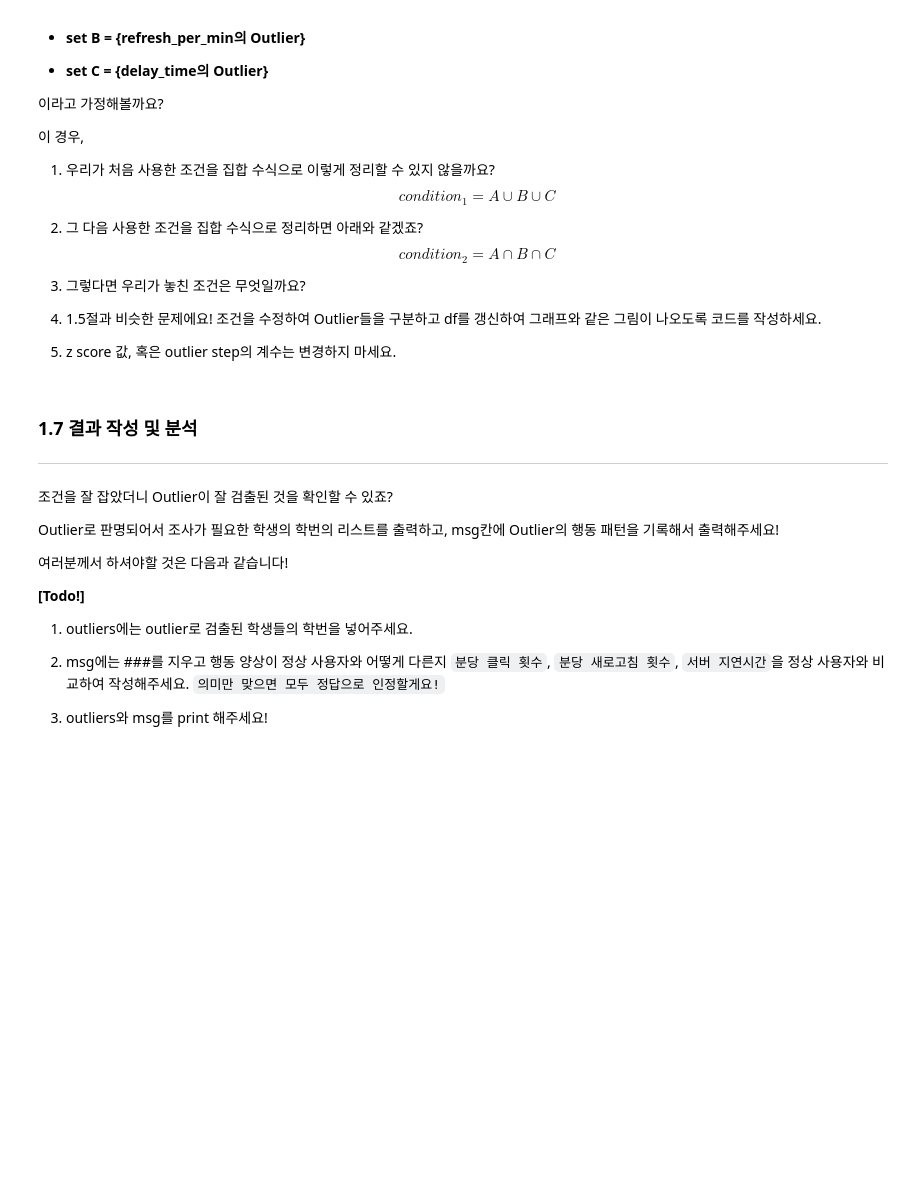
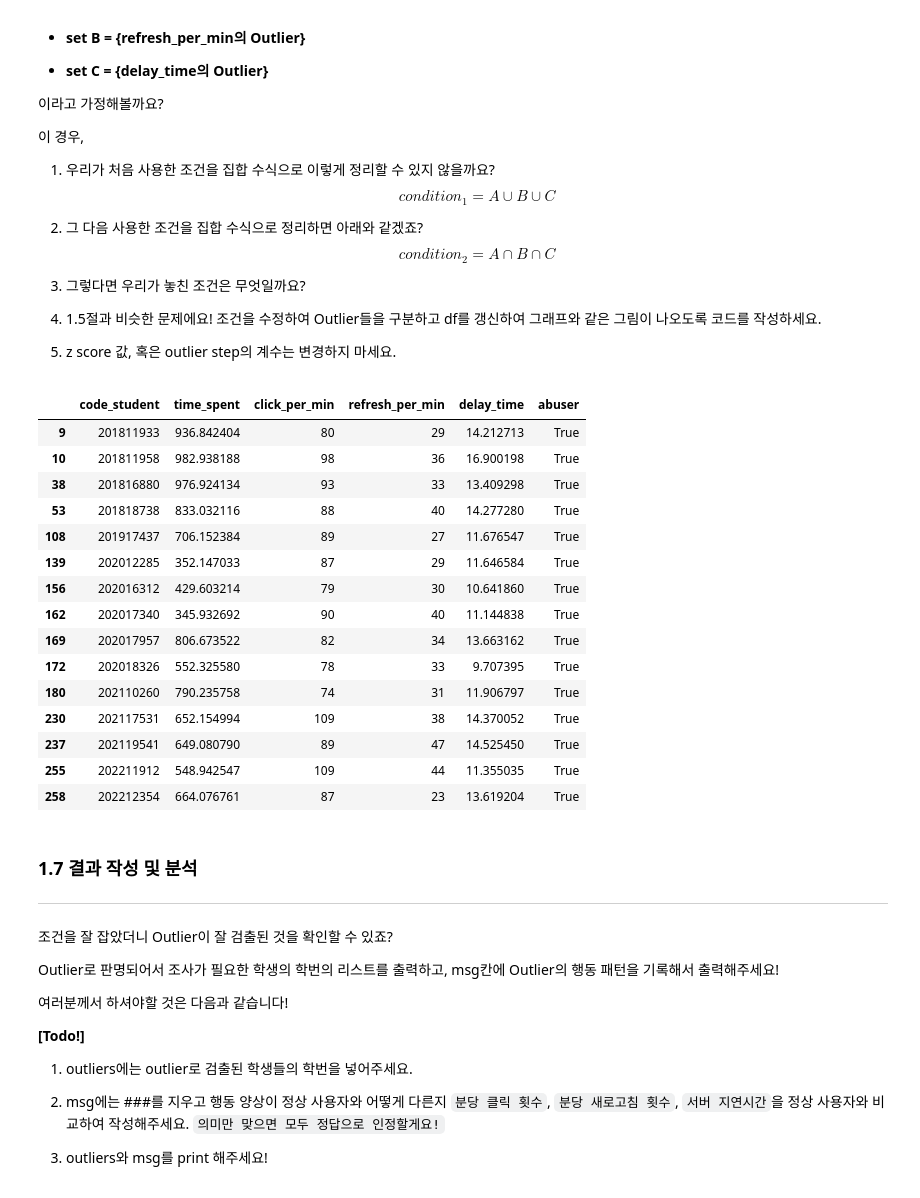
Before and after one commit to yula00/DAP_2022, a Jupyter notebook: lecture5.ipynb, the cells around one changed output. Cells and saved outputs as stored; diff of their text form; code cells hidden in the pictures; blank space fills up the shorter version.

```diff
--- a/lecture5.ipynb
+++ b/lecture5.ipynb
@@ -507,3 +516,29 @@ plt.show()
+# %%
+outlier_candidate1 = df[(df['click_per_min'] > Q3[0] + outlier_step[0]) & (df['refresh_per_min'] > Q3[1] + outlier_step[1]) |
+                        (df['delay_time'] < Q1[2] - outlier_step[2])]
+
+df['abuser'] = False
+for _ in outlier_candidate1.index:
+  df.loc[_,'abuser'] = True
+
+outlier_candidate1
+# %% [output]
+|  | code_student | time_spent | click_per_min | refresh_per_min | delay_time | abuser |
+| 9 | 201811933 | 936.842404 | 80 | 29 | 14.212713 | True |
+| 10 | 201811958 | 982.938188 | 98 | 36 | 16.900198 | True |
+| 38 | 201816880 | 976.924134 | 93 | 33 | 13.409298 | True |
+| 53 | 201818738 | 833.032116 | 88 | 40 | 14.277280 | True |
+| 108 | 201917437 | 706.152384 | 89 | 27 | 11.676547 | True |
+| 139 | 202012285 | 352.147033 | 87 | 29 | 11.646584 | True |
+| 156 | 202016312 | 429.603214 | 79 | 30 | 10.641860 | True |
+| 162 | 202017340 | 345.932692 | 90 | 40 | 11.144838 | True |
+| 169 | 202017957 | 806.673522 | 82 | 34 | 13.663162 | True |
+| 172 | 202018326 | 552.325580 | 78 | 33 | 9.707395 | True |
+| 180 | 202110260 | 790.235758 | 74 | 31 | 11.906797 | True |
+| 230 | 202117531 | 652.154994 | 109 | 38 | 14.370052 | True |
+| 237 | 202119541 | 649.080790 | 89 | 47 | 14.525450 | True |
+| 255 | 202211912 | 548.942547 | 109 | 44 | 11.355035 | True |
+| 258 | 202212354 | 664.076761 | 87 | 23 | 13.619204 | True |
 # %% [markdown]
 ### 1.7 결과 작성 및 분석
 
```
Also changed, not shown: parts of 13 cells of this notebook.
